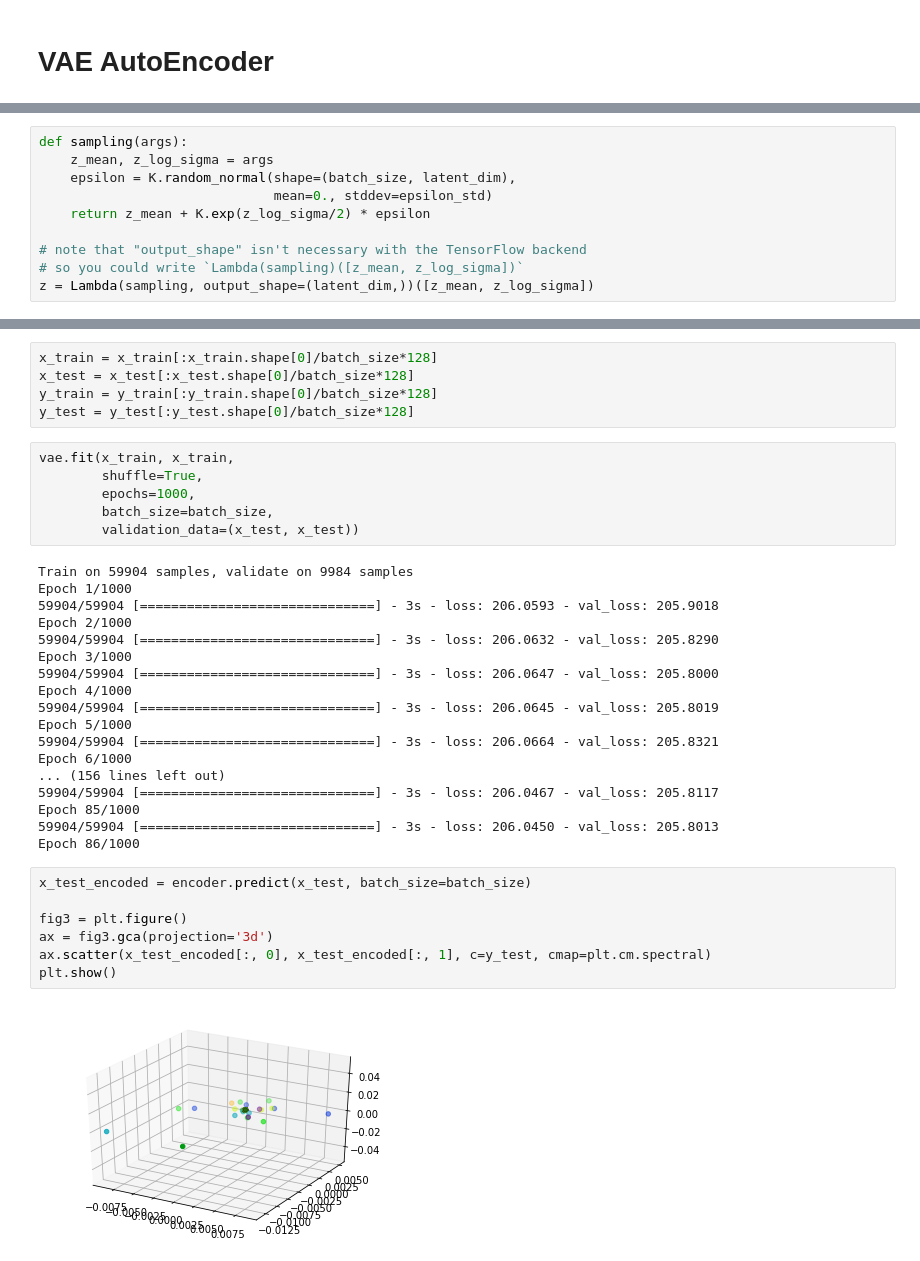
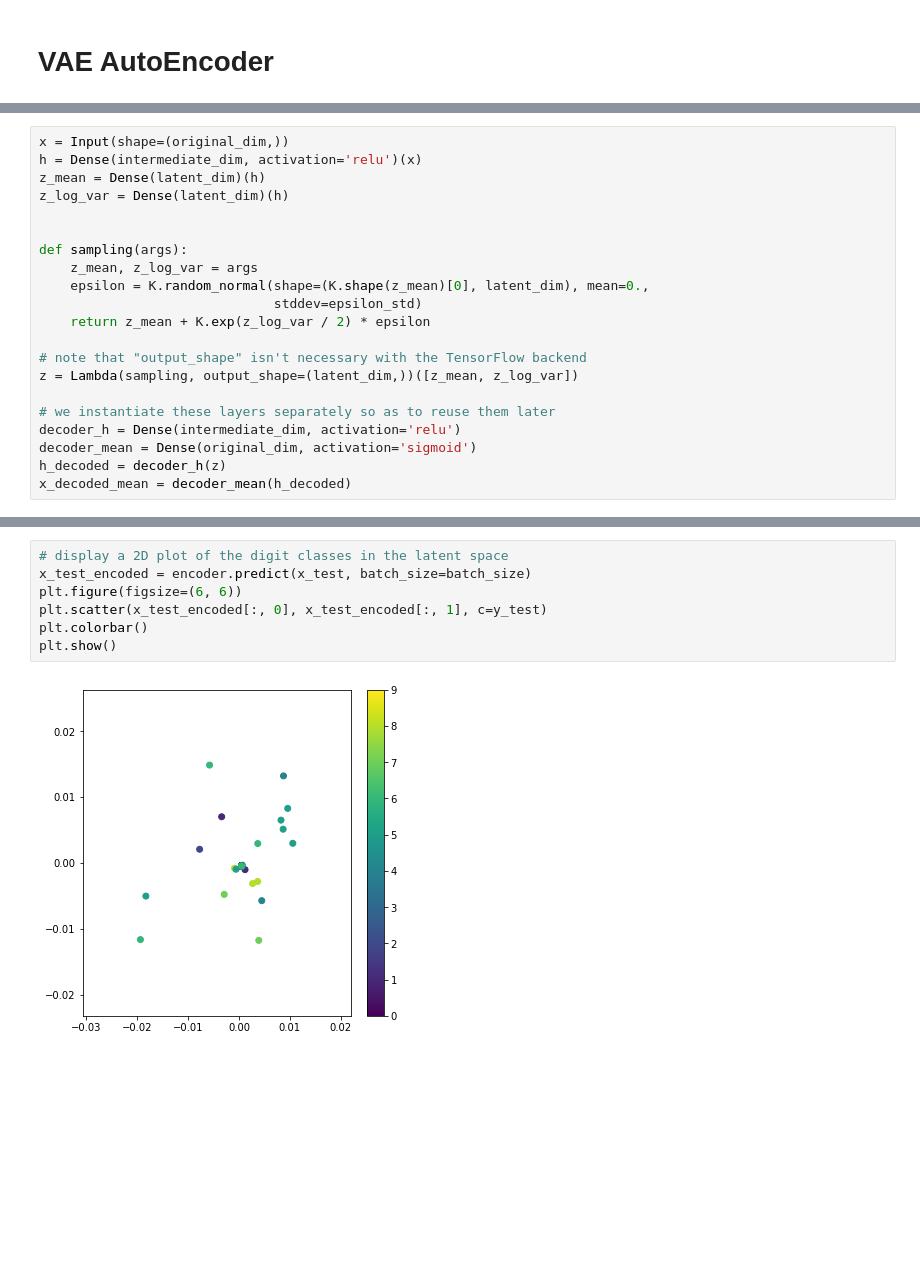
Before and after one commit to kenttw/deeplearning_homework, a Jupyter notebook: PCAandAutoencoders.ipynb, the cells around one changed output, grey strips where cells are left out. Drawn from its saved outputs; the diff is of its cells as text; blank space fills up the shorter version.

```diff
--- a/PCAandAutoencoders.ipynb
+++ b/PCAandAutoencoders.ipynb
@@ -548,10 +511,21 @@ z_log_sigma = Dense(latent_dim)(h)
 # %%
+x = Input(shape=(original_dim,))
+h = Dense(intermediate_dim, activation='relu')(x)
+z_mean = Dense(latent_dim)(h)
+z_log_var = Dense(latent_dim)(h)
+
+
 def sampling(args):
-    z_mean, z_log_sigma = args
-    epsilon = K.random_normal(shape=(batch_size, latent_dim),
-                              mean=0., stddev=epsilon_std)
-    return z_mean + K.exp(z_log_sigma/2) * epsilon
+    z_mean, z_log_var = args
+    epsilon = K.random_normal(shape=(K.shape(z_mean)[0], latent_dim), mean=0.,
+                              stddev=epsilon_std)
+    return z_mean + K.exp(z_log_var / 2) * epsilon
 
 # note that "output_shape" isn't necessary with the TensorFlow backend
-# so you could write `Lambda(sampling)([z_mean, z_log_sigma])`
-z = Lambda(sampling, output_shape=(latent_dim,))([z_mean, z_log_sigma])
+z = Lambda(sampling, output_shape=(latent_dim,))([z_mean, z_log_var])
+
+# we instantiate these layers separately so as to reuse them later
+decoder_h = Dense(intermediate_dim, activation='relu')
+decoder_mean = Dense(original_dim, activation='sigmoid')
+h_decoded = decoder_h(z)
+x_decoded_mean = decoder_mean(h_decoded)
@@ -597,38 +575,9 @@ x_test = x_test.reshape((len(x_test), np.prod(x_test.shape[1:])))
-# %%
-x_train = x_train[:x_train.shape[0]/batch_size*128]
-x_test = x_test[:x_test.shape[0]/batch_size*128]
-y_train = y_train[:y_train.shape[0]/batch_size*128]
-y_test = y_test[:y_test.shape[0]/batch_size*128]
-# %%
-vae.fit(x_train, x_train,
-        shuffle=True,
-        epochs=1000,
-        batch_size=batch_size,
-        validation_data=(x_test, x_test))
-# %% [output]
-Train on 59904 samples, validate on 9984 samples
-Epoch 1/1000
-59904/59904 [==============================] - 3s - loss: 206.0593 - val_loss: 205.9018
-Epoch 2/1000
-59904/59904 [==============================] - 3s - loss: 206.0632 - val_loss: 205.8290
-Epoch 3/1000
-59904/59904 [==============================] - 3s - loss: 206.0647 - val_loss: 205.8000
-Epoch 4/1000
-59904/59904 [==============================] - 3s - loss: 206.0645 - val_loss: 205.8019
-Epoch 5/1000
-59904/59904 [==============================] - 3s - loss: 206.0664 - val_loss: 205.8321
-Epoch 6/1000
-... (156 lines left out)
-59904/59904 [==============================] - 3s - loss: 206.0467 - val_loss: 205.8117
-Epoch 85/1000
-59904/59904 [==============================] - 3s - loss: 206.0450 - val_loss: 205.8013
-Epoch 86/1000
 # %%
+# display a 2D plot of the digit classes in the latent space
 x_test_encoded = encoder.predict(x_test, batch_size=batch_size)
-
-fig3 = plt.figure()
-ax = fig3.gca(projection='3d')
-ax.scatter(x_test_encoded[:, 0], x_test_encoded[:, 1], c=y_test, cmap=plt.cm.spectral)
+plt.figure(figsize=(6, 6))
+plt.scatter(x_test_encoded[:, 0], x_test_encoded[:, 1], c=y_test)
+plt.colorbar()
 plt.show()
 # %% [output]
-[figure, old version]
+[figure, new version]
```
Also changed, not shown: parts of 16 cells of this notebook.
